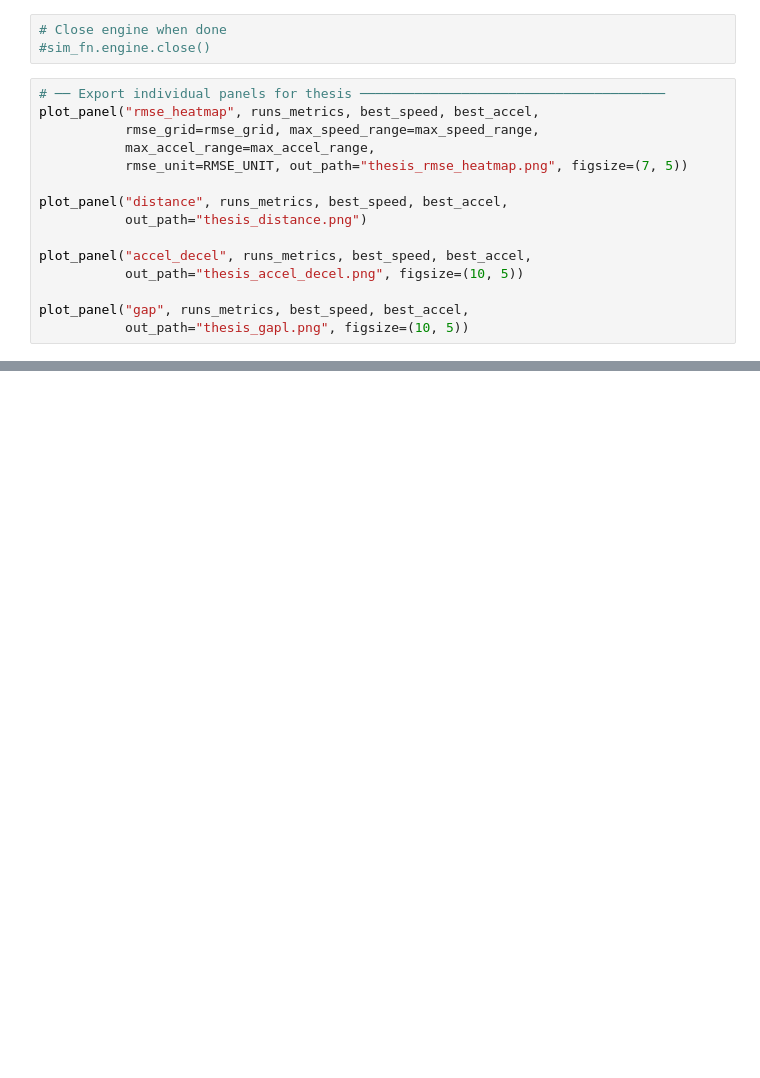
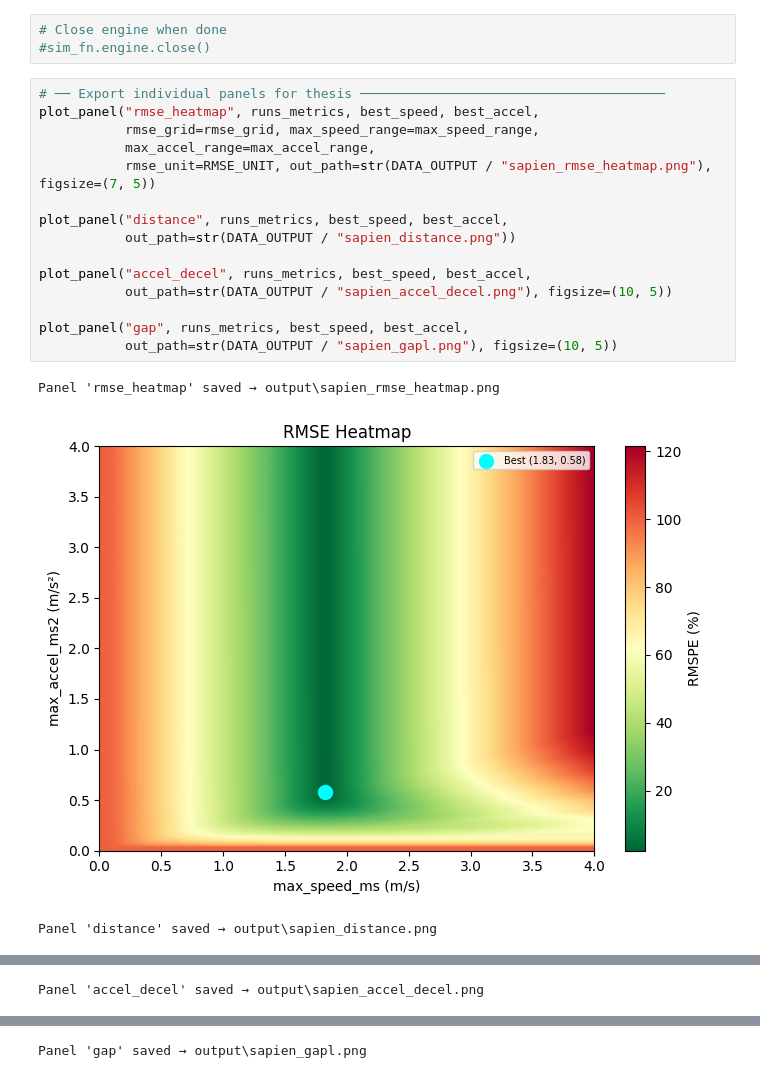
Before and after one commit to neribia/ReLOOP_RLive, a Jupyter notebook: notebooks/graphs/physic_sim2real.ipynb, the cells around one changed output, grey strips where cells are left out. Drawn from its saved outputs; the diff is of its cells as text; blank space fills up the shorter version.

```diff
--- a/notebooks/graphs/physic_sim2real.ipynb
+++ b/notebooks/graphs/physic_sim2real.ipynb
@@ -223,15 +321,19 @@ plot_all_distance_with_sim_subplots(runs_df, best_speed, best_accel, cols=3, sha
 # %%
 # ── Export individual panels for thesis ───────────────────────────────────────
 plot_panel("rmse_heatmap", runs_metrics, best_speed, best_accel,
            rmse_grid=rmse_grid, max_speed_range=max_speed_range,
            max_accel_range=max_accel_range,
-           rmse_unit=RMSE_UNIT, out_path="thesis_rmse_heatmap.png", figsize=(7, 5))
+           rmse_unit=RMSE_UNIT, out_path=str(DATA_OUTPUT / "sapien_rmse_heatmap.png"), figsize=(7, 5))
 
 plot_panel("distance", runs_metrics, best_speed, best_accel,
-           out_path="thesis_distance.png")
+           out_path=str(DATA_OUTPUT / "sapien_distance.png"))
 
 plot_panel("accel_decel", runs_metrics, best_speed, best_accel,
-           out_path="thesis_accel_decel.png", figsize=(10, 5))
+           out_path=str(DATA_OUTPUT / "sapien_accel_decel.png"), figsize=(10, 5))
 
 plot_panel("gap", runs_metrics, best_speed, best_accel,
-           out_path="thesis_gapl.png", figsize=(10, 5))
+           out_path=str(DATA_OUTPUT / "sapien_gapl.png"), figsize=(10, 5))
+# %% [output]
+Panel 'rmse_heatmap' saved → output\sapien_rmse_heatmap.png
+[figure, added]
+Panel 'distance' saved → output\sapien_distance.png
@@ -237,0 +341 @@ plot_panel("gap", runs_metrics, best_speed, best_accel,
+Panel 'accel_decel' saved → output\sapien_accel_decel.png
@@ -237,0 +343 @@ plot_panel("gap", runs_metrics, best_speed, best_accel,
+Panel 'gap' saved → output\sapien_gapl.png
```
Also changed, not shown: parts of 21 cells of this notebook, 8 other files.
